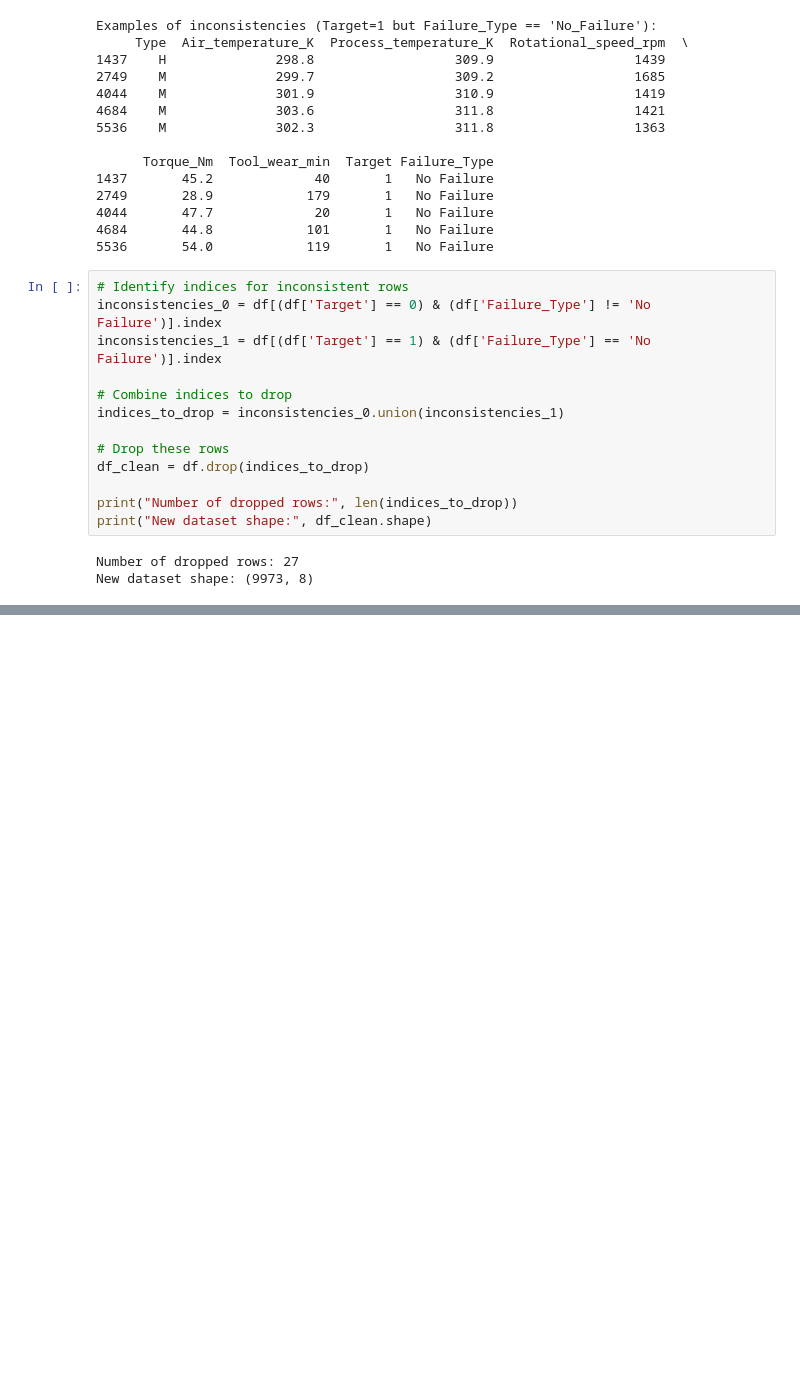
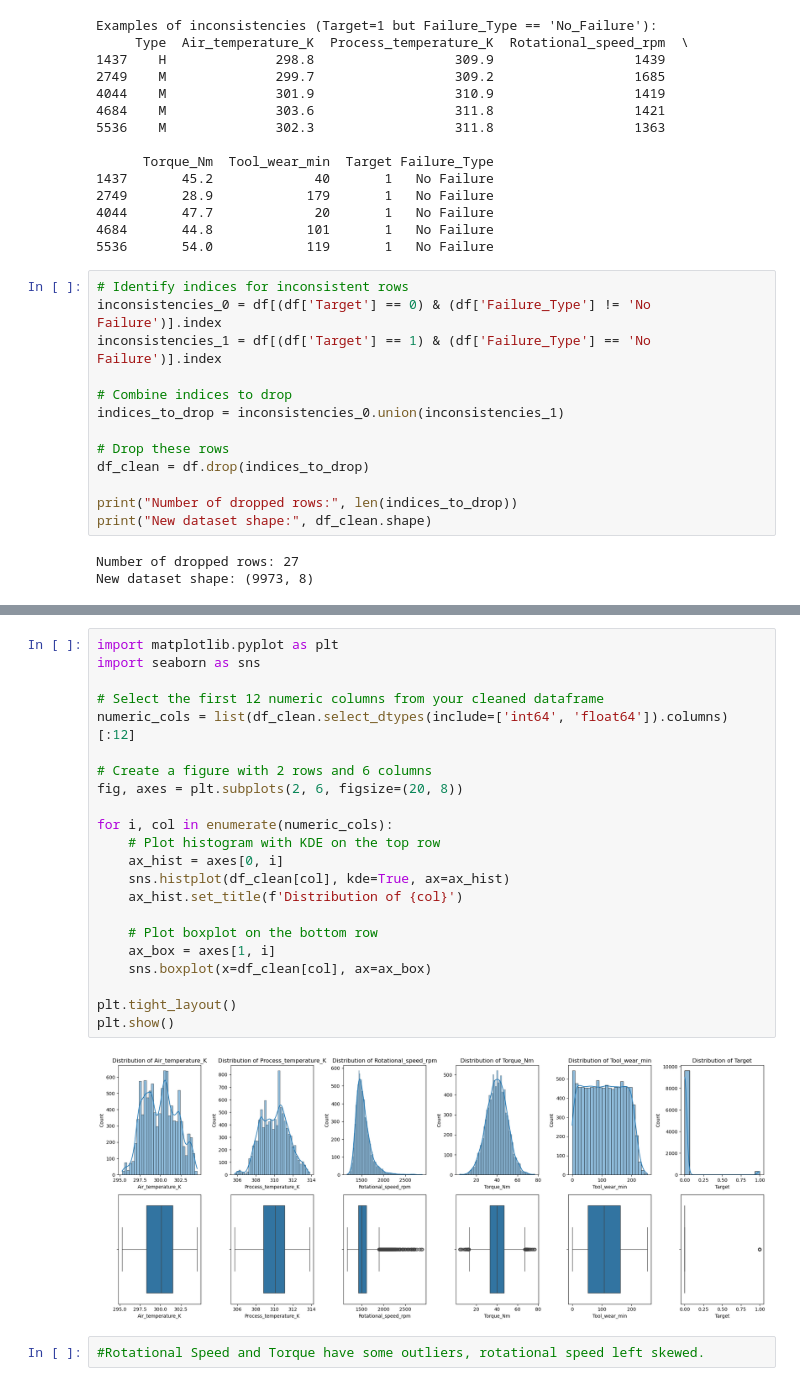
Before and after one commit to kealankuar/predictive-maintenance-ML, a Jupyter notebook: EDA_v2.ipynb, the cells around one changed output, grey strips where cells are left out. Saved outputs shown, nothing was run; the diff lists cells and outputs as text; blank space fills up the shorter version.

```diff
--- a/EDA_v2.ipynb
+++ b/EDA_v2.ipynb
@@ -187,0 +221,26 @@ New dataset shape: (9973, 8)
+# %%
+import matplotlib.pyplot as plt
+import seaborn as sns
+
+# Select the first 12 numeric columns from your cleaned dataframe
+numeric_cols = list(df_clean.select_dtypes(include=['int64', 'float64']).columns)[:12]
+
+# Create a figure with 2 rows and 6 columns
+fig, axes = plt.subplots(2, 6, figsize=(20, 8))
+
+for i, col in enumerate(numeric_cols):
+    # Plot histogram with KDE on the top row
+    ax_hist = axes[0, i]
+    sns.histplot(df_clean[col], kde=True, ax=ax_hist)
+    ax_hist.set_title(f'Distribution of {col}')
+
+    # Plot boxplot on the bottom row
+    ax_box = axes[1, i]
+    sns.boxplot(x=df_clean[col], ax=ax_box)
+
+plt.tight_layout()
+plt.show()
+# %% [output]
+[figure, added]
+# %%
+#Rotational Speed and Torque have some outliers, rotational speed left skewed.
```
Also changed, not shown: parts of 4 cells of this notebook.
